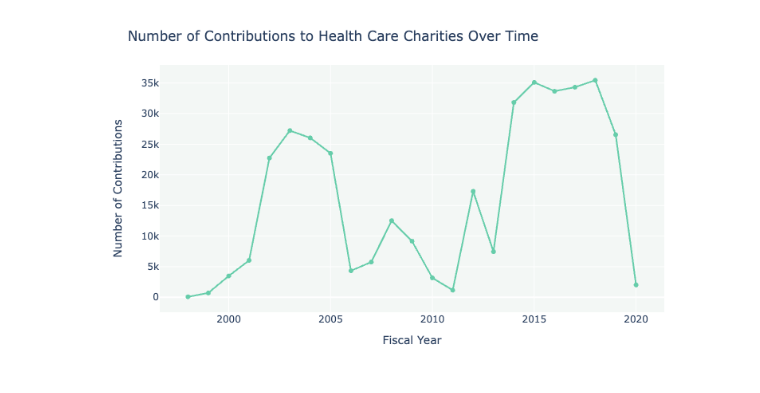
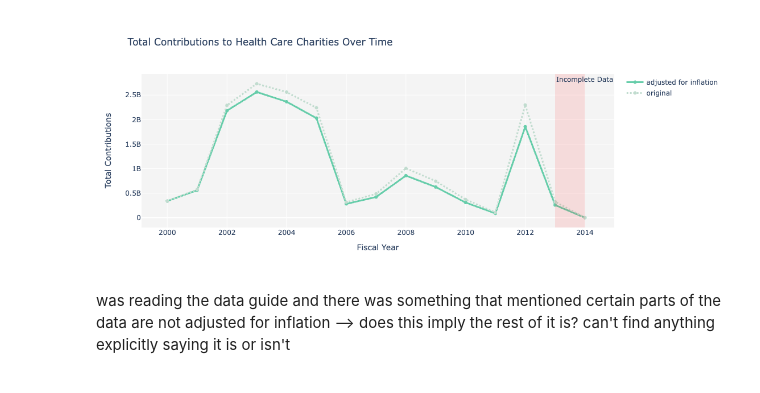
Before and after one commit to DSPG-Young-Scholars-Program/biokind_dspg23, a Jupyter notebook: nccs/code/contribution_trends.ipynb, the cells around one changed output. Cells and saved outputs as stored; diff of their text form; code cells hidden in the pictures.

```diff
--- a/nccs/code/contribution_trends.ipynb
+++ b/nccs/code/contribution_trends.ipynb
@@ -41,3 +64,19 @@ Name: CONT, dtype: float64
+# %%
+# adjusting for inflation in terms of 2000
+path = os.path.join(DIR, 'distribution', 'cpi_all.csv')
+cpi = pd.read_csv(path)
+
+# 990 forms filed may annually
+cpi = cpi[['Year', 'May']]
+years = cpi['Year'].tolist()
+
+infl_adj = df[df['FISYR'] == 2000].copy()
+pct_rate = 0
+for i in range(1, len(years)):
+    pct_rate += cpi.loc[i, 'May'] / 100
+    temp = df[df['FISYR'] == years[i]].copy()
+    temp[CONT_COL] = temp[CONT_COL].apply(lambda x: x / (pct_rate + 1))
+    infl_adj = pd.concat([infl_adj, temp])
 # %%
-total_conts = df[['FISYR', 'CONT']].groupby('FISYR').sum().reset_index()
-number_conts = df[['FISYR', 'CONT']].groupby('FISYR').count().reset_index()
+total_conts = df[['FISYR', CONT_COL]].groupby('FISYR').sum().reset_index()
+total_conts_adj = infl_adj[['FISYR', CONT_COL]].groupby('FISYR').sum().reset_index()
@@ -57,12 +83,25 @@ fig.show()
-# %%
-fig = px.line(number_conts, x="FISYR", y="CONT", markers=True)
-fig.update_layout(
-    title='Number of Contributions to Health Care Charities Over Time',
-    xaxis_title='Fiscal Year',
-    yaxis_title='Number of Contributions',
-    plot_bgcolor='rgba(193, 216, 207, 0.2)'
-)
-fig.update_traces(line_color='mediumaquamarine')
-fig.show()
-# %% [output]
-[figure, removed]
+# %%
+fig = go.Figure()
+
+line1 = go.Scatter(x=total_conts_adj['FISYR'], y=total_conts_adj[CONT_COL], name='adjusted for inflation',
+                   line = dict(color = ('mediumaquamarine'), width = 3))
+line2 = go.Scatter(x=total_conts['FISYR'], y=total_conts[CONT_COL], name='original',
+                   line = dict(color = ('rgba(193, 220, 207, 1)'), width = 3, dash='dot'))
+
+fig.add_trace(line1)
+fig.add_trace(line2)
+fig.add_vrect(x0=max(total_conts['FISYR'].tolist()) - 1, x1=max(total_conts['FISYR'].tolist()),
+              annotation_text="Incomplete Data", annotation_position="top left",
+              fillcolor="red", opacity=0.1, line_width=0)
+
+fig.update_layout(
+    title='Total Contributions to Health Care Charities Over Time',
+    xaxis_title='Fiscal Year',
+    yaxis_title='Total Contributions',
+    plot_bgcolor='rgba(200, 200, 200, 0.2)'
+)
+fig.show()
+# %% [output]
+[figure, added]
+# %% [markdown]
+was reading the data guide and there was something that mentioned certain parts of the data are not adjusted for inflation --> does this imply the rest of it is? can't find anything explicitly saying it is or isn't
```
Also changed, not shown: parts of 9 cells of this notebook, 1 other file.
